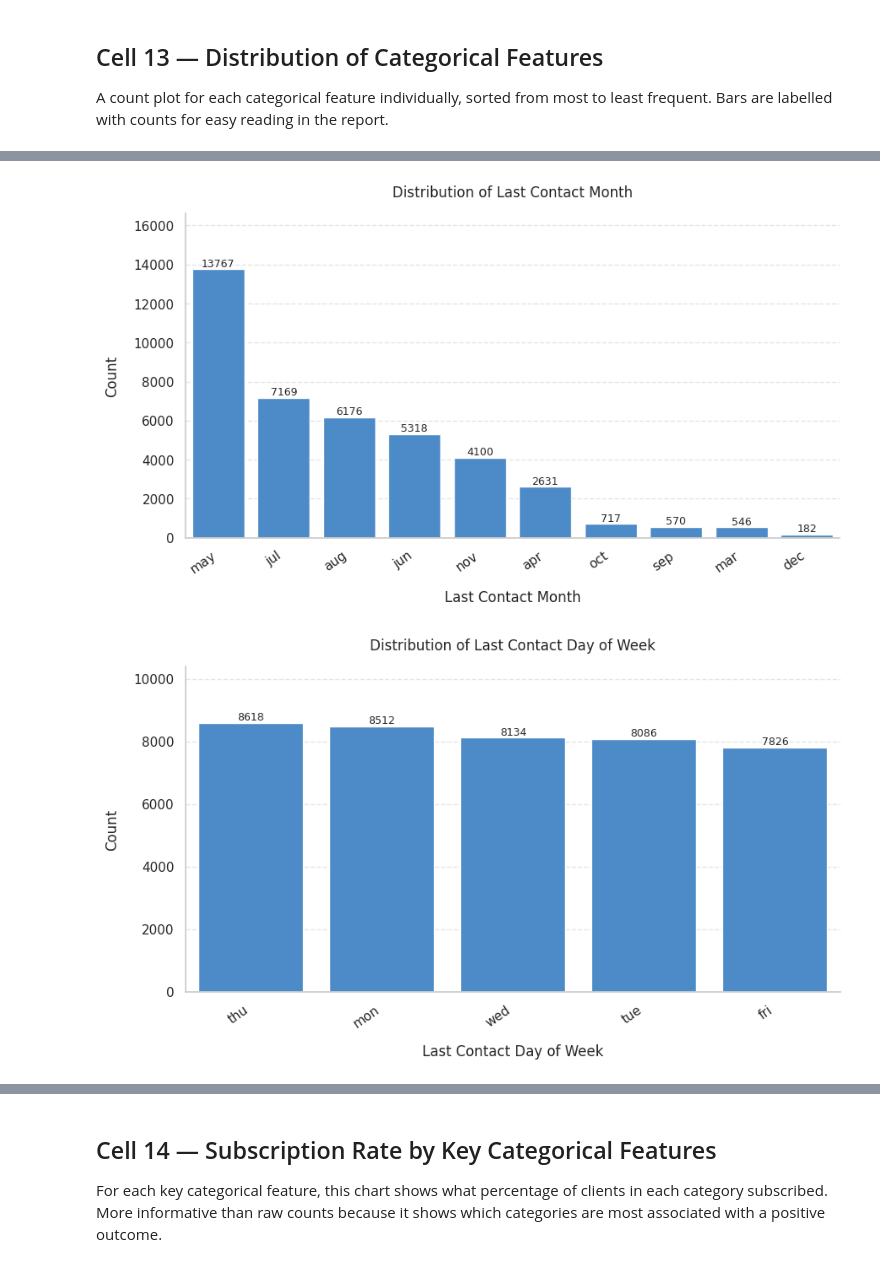
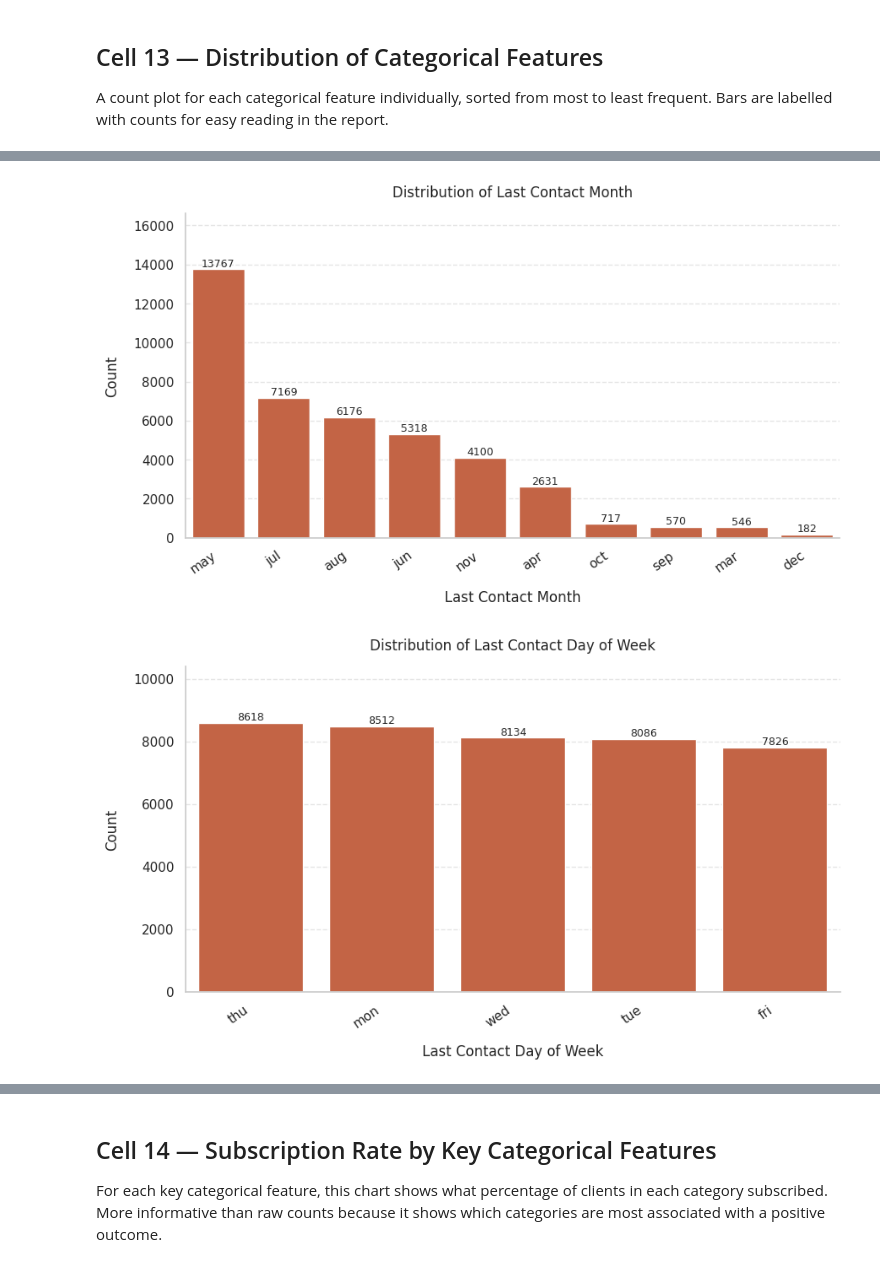
Before and after one commit to Nkengfack/Bank_marketing_ml_Classifications, a Jupyter notebook: bank_marketing_ML_perfomance.ipynb, the cells around one changed output, grey strips where cells are left out. Drawn from its saved outputs; the diff is of its cells as text; code cells hidden in the pictures.

```diff
--- a/bank_marketing_ML_perfomance.ipynb
+++ b/bank_marketing_ML_perfomance.ipynb
@@ -39,7 +39,7 @@ sns.set_theme(style='whitegrid', palette='muted')
 plt.rcParams['figure.dpi'] = 100
 
 # Project colour scheme — defined once and reused across all charts
-COLOUR_NO  = '#378ADD'   # blue  — clients who did not subscribe
+COLOUR_NO  = '#2ca02c'   # green  — clients who did not subscribe
 COLOUR_YES = '#D85A30'   # coral — clients who subscribed
 PALETTE    = [COLOUR_NO, COLOUR_YES]
 
@@ -400,7 +400,7 @@ for col in cat_features:
 
     order = marketing[col].value_counts().index
 
-    sns.countplot(data=marketing, x=col, order=order, color=COLOUR_NO, ax=ax)
+    sns.countplot(data=marketing, x=col, order=order, color=COLOUR_YES, ax=ax)
 
     if marketing[col].nunique() > 4:
         plt.xticks(rotation=35, ha='right')
@@ -432,2 +432,2 @@ for col in cat_features:
-[figure, old version]
+[figure, new version]
-[figure, old version]
+[figure, new version]
```
Also changed, not shown: parts of 7 cells of this notebook.
